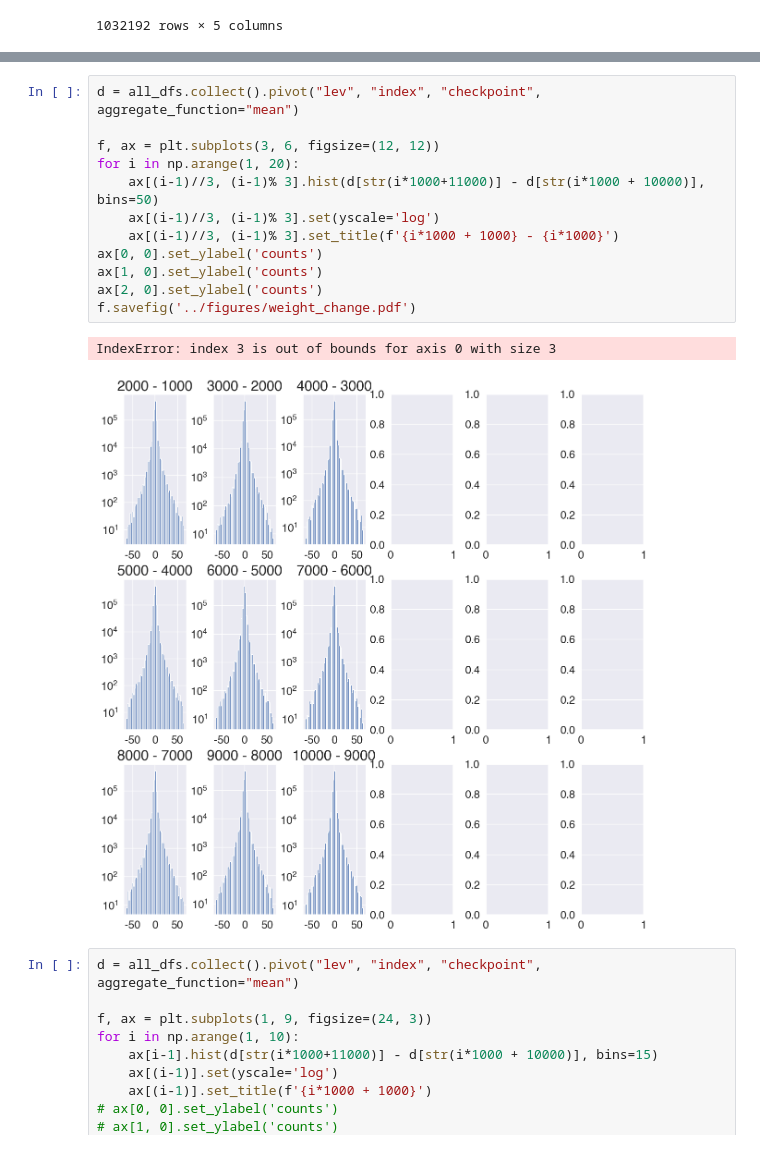
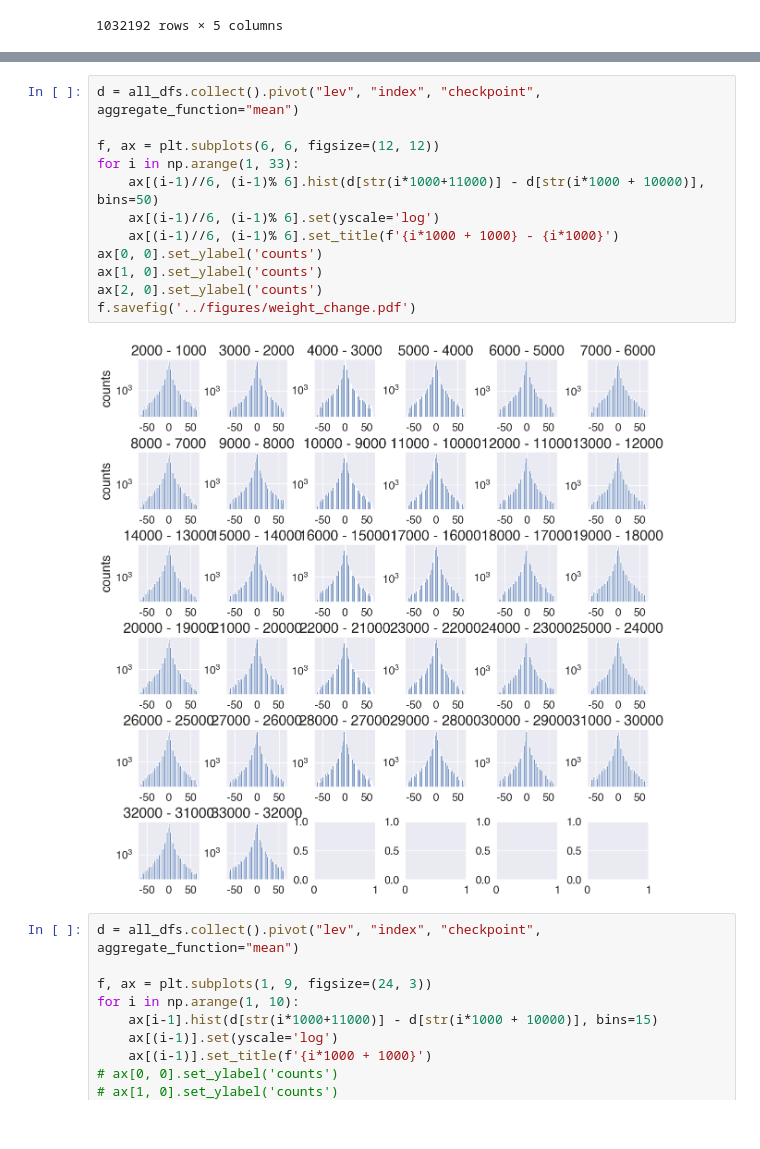
Before and after one commit to sunnyddelight/latent_memorization, a Jupyter notebook: notebooks/analysis.ipynb, the cells around one changed output, grey strips where cells are left out. Cells and saved outputs as stored; diff of their text form.

```diff
--- a/notebooks/analysis.ipynb
+++ b/notebooks/analysis.ipynb
@@ -94,18 +79,17 @@ Name: index, dtype: float64
 # %%
 d = all_dfs.collect().pivot("lev", "index", "checkpoint", aggregate_function="mean")
 
-f, ax = plt.subplots(3, 6, figsize=(12, 12))
-for i in np.arange(1, 20):
-    ax[(i-1)//3, (i-1)% 3].hist(d[str(i*1000+11000)] - d[str(i*1000 + 10000)], bins=50)
-    ax[(i-1)//3, (i-1)% 3].set(yscale='log')
-    ax[(i-1)//3, (i-1)% 3].set_title(f'{i*1000 + 1000} - {i*1000}')
+f, ax = plt.subplots(6, 6, figsize=(12, 12))
+for i in np.arange(1, 33):
+    ax[(i-1)//6, (i-1)% 6].hist(d[str(i*1000+11000)] - d[str(i*1000 + 10000)], bins=50)
+    ax[(i-1)//6, (i-1)% 6].set(yscale='log')
+    ax[(i-1)//6, (i-1)% 6].set_title(f'{i*1000 + 1000} - {i*1000}')
 ax[0, 0].set_ylabel('counts')
 ax[1, 0].set_ylabel('counts')
 ax[2, 0].set_ylabel('counts')
 f.savefig('../figures/weight_change.pdf')
 # %% [output]
-IndexError: index 3 is out of bounds for axis 0 with size 3
-[figure, old version]
+[figure, new version]
 # %%
 d = all_dfs.collect().pivot("lev", "index", "checkpoint", aggregate_function="mean")
 
```
Also changed, not shown: parts of 8 cells of this notebook, 6 other files.
